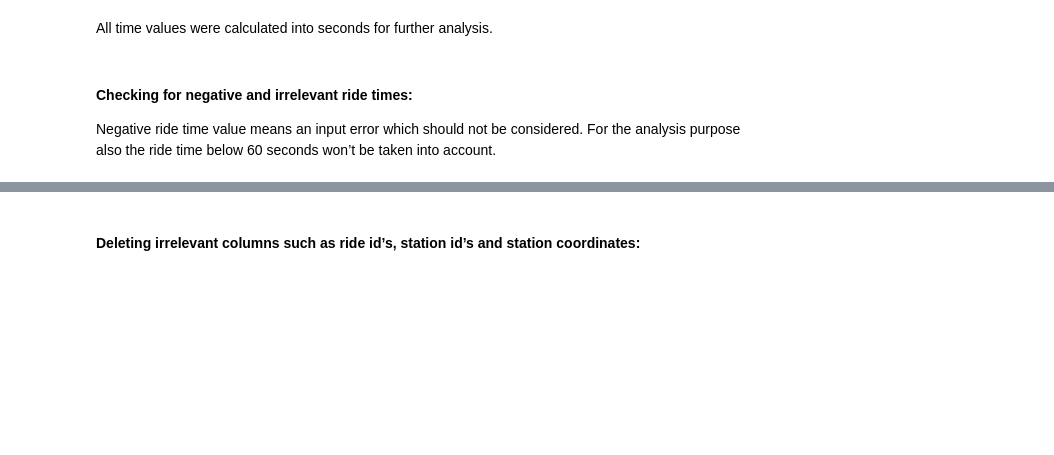
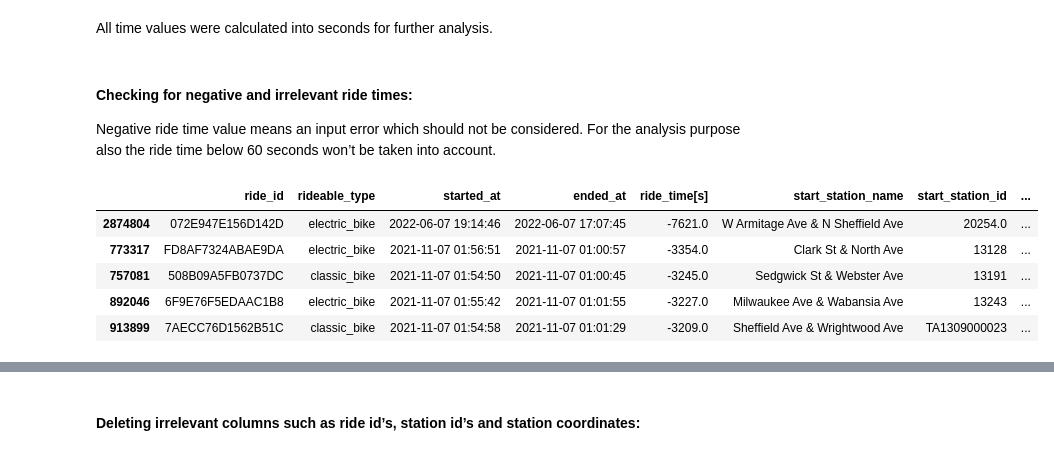
Before and after one commit to lucjankonopka/cyclistic_case_study, a Jupyter notebook: Data_cleaning_process.ipynb, the cells around one changed output, grey strips where cells are left out. Saved outputs shown, nothing was run; the diff lists cells and outputs as text; code cells hidden in the pictures; blank space fills up the shorter version.

```diff
--- a/Data_cleaning_process.ipynb
+++ b/Data_cleaning_process.ipynb
@@ -237,3 +339,15 @@ All time values were calculated into seconds for further analysis.
 #### Checking for negative and irrelevant ride times:
 Negative ride time value means an input error which should not be considered. For the
 analysis purpose also the ride time below 60 seconds won’t be taken into account.
+# %%
+# Sorting data by ride time:
+df_rt_sorted = df_ridetime.sort_values(by='ride_time[s]')
+
+df_rt_sorted.head(5)
+# %% [output]
+|  | ride_id | rideable_type | started_at | ended_at | ride_time[s] | start_station_name | start_station_id | ... |
+| 2874804 | 072E947E156D142D | electric_bike | 2022-06-07 19:14:46 | 2022-06-07 17:07:45 | -7621.0 | W Armitage Ave & N Sheffield Ave | 20254.0 | ... |
+| 773317 | FD8AF7324ABAE9DA | electric_bike | 2021-11-07 01:56:51 | 2021-11-07 01:00:57 | -3354.0 | Clark St & North Ave | 13128 | ... |
+| 757081 | 508B09A5FB0737DC | classic_bike | 2021-11-07 01:54:50 | 2021-11-07 01:00:45 | -3245.0 | Sedgwick St & Webster Ave | 13191 | ... |
+| 892046 | 6F9E76F5EDAAC1B8 | electric_bike | 2021-11-07 01:55:42 | 2021-11-07 01:01:55 | -3227.0 | Milwaukee Ave & Wabansia Ave | 13243 | ... |
+| 913899 | 7AECC76D1562B51C | classic_bike | 2021-11-07 01:54:58 | 2021-11-07 01:01:29 | -3209.0 | Sheffield Ave & Wrightwood Ave | TA1309000023 | ... |
```
Also changed, not shown: parts of 36 cells of this notebook.
